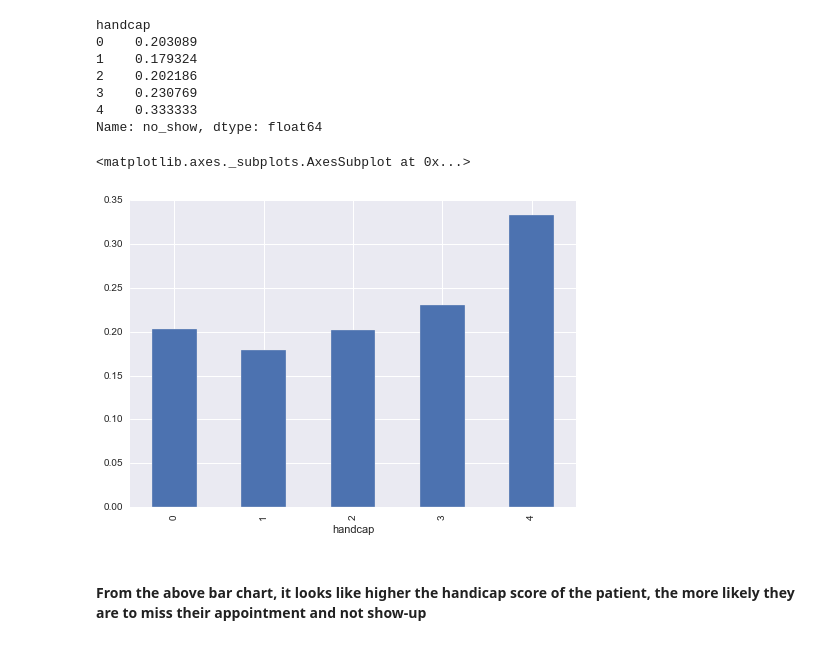
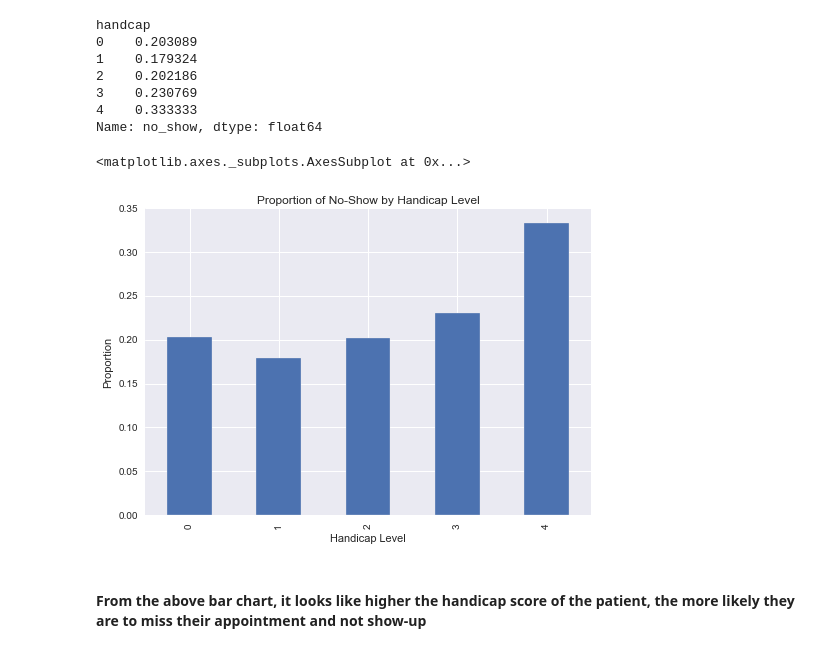
Before and after one commit to walidsi/Udacity_ADA, a Jupyter notebook: No_Show_Appointments_Analysis.ipynb, the cells around one changed output. Cells and saved outputs as stored; diff of their text form; code cells hidden in the pictures.

```diff
--- a/No_Show_Appointments_Analysis.ipynb
+++ b/No_Show_Appointments_Analysis.ipynb
@@ -389,10 +389,10 @@ handcap
 Name: no_show, dtype: float64
 # %%
 # let's see it on a chart for better illustration
-df.groupby('handcap').no_show.mean().plot(kind='bar')
+df.groupby('handcap').no_show.mean().plot(kind='bar', ylabel='Proportion', xlabel='Handicap Level', title="Proportion of No-Show by Handicap Level")
 # %% [output]
 <matplotlib.axes._subplots.AxesSubplot at 0x...>
-[figure, old version]
+[figure, new version]
 # %% [markdown]
 #### From the above bar chart, it looks like higher the handicap score of the patient, the more likely they are to miss their appointment and not show-up
 # %% [markdown]
```
Also changed, not shown: parts of 1 cell of this notebook.
